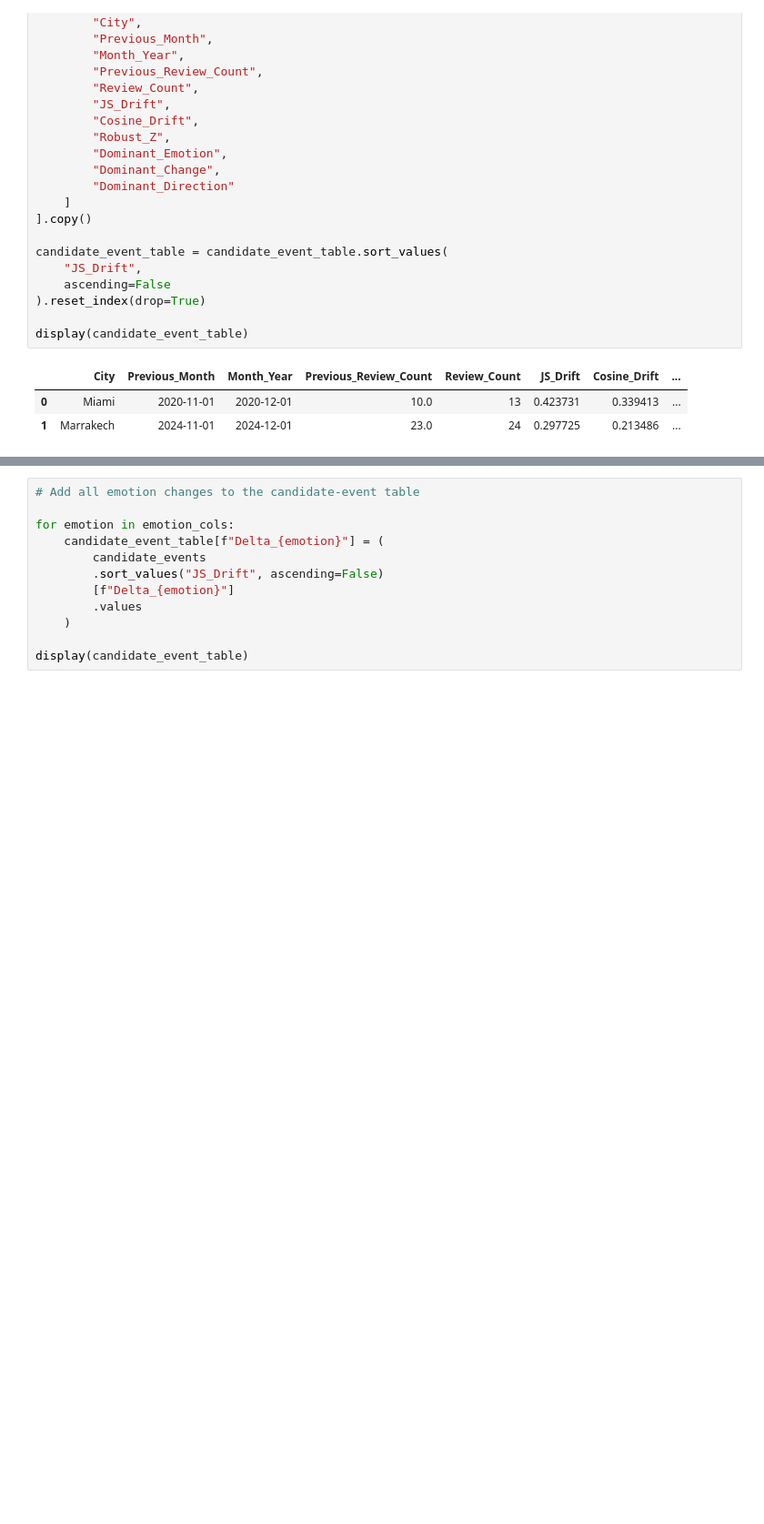
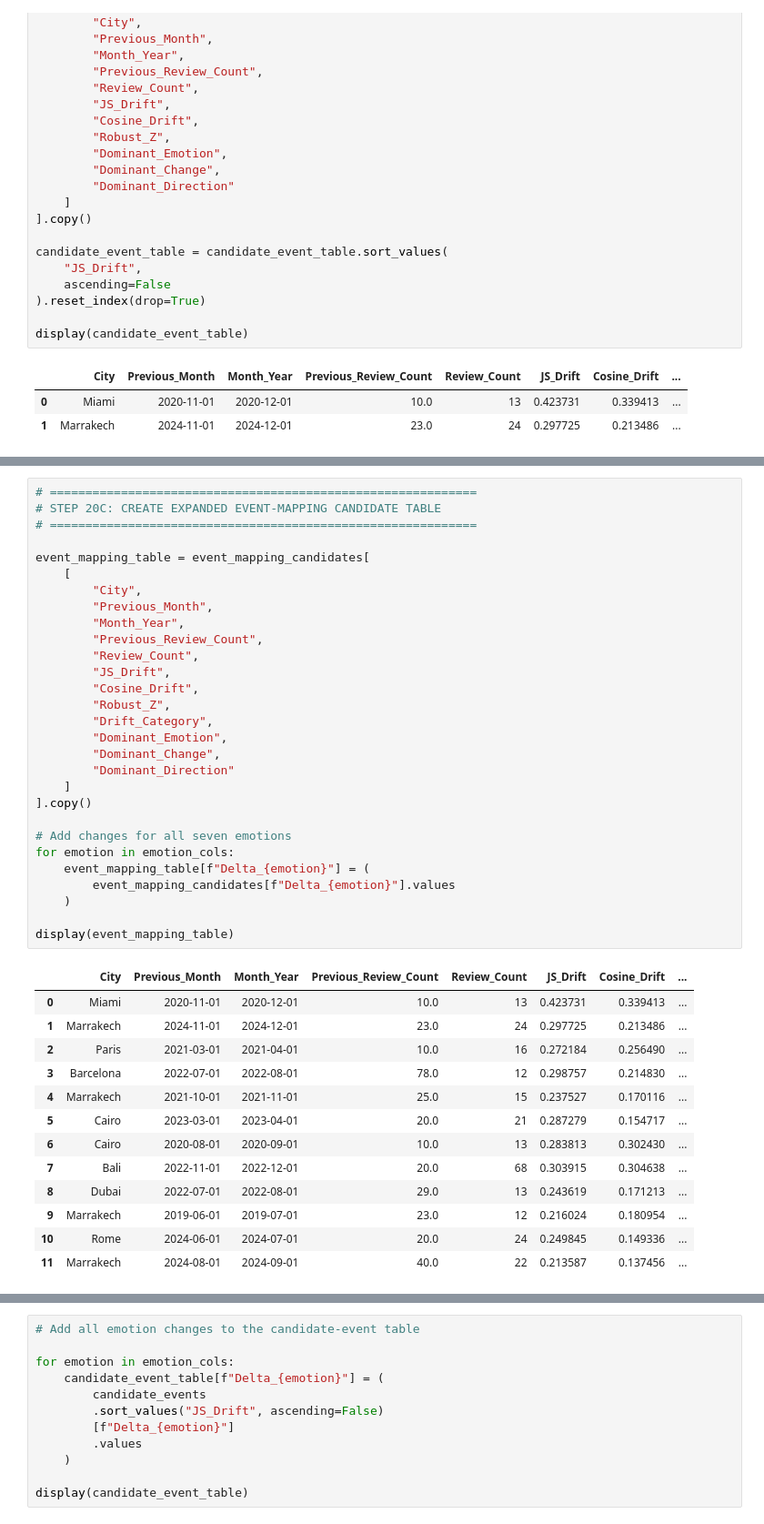
Before and after one commit to Suva200/sentiment-drift-analysis-tourism-reviews, a Jupyter notebook: EmotionalDriftAnalysis.ipynb, the cells around one changed output, grey strips where cells are left out. Shown at 91% size. Drawn from its saved outputs; the diff is of its cells as text; blank space fills up the shorter version.

Commit message:
Added event mapping for drift episodes

```diff
--- a/EmotionalDriftAnalysis.ipynb
+++ b/EmotionalDriftAnalysis.ipynb
@@ -2007,0 +2083,43 @@ display(candidate_event_table)
+# %%
+# ============================================================
+# STEP 20C: CREATE EXPANDED EVENT-MAPPING CANDIDATE TABLE
+# ============================================================
+
+event_mapping_table = event_mapping_candidates[
+    [
+        "City",
+        "Previous_Month",
+        "Month_Year",
+        "Previous_Review_Count",
+        "Review_Count",
+        "JS_Drift",
+        "Cosine_Drift",
+        "Robust_Z",
+        "Drift_Category",
+        "Dominant_Emotion",
+        "Dominant_Change",
+        "Dominant_Direction"
+    ]
+].copy()
+
+# Add changes for all seven emotions
+for emotion in emotion_cols:
+    event_mapping_table[f"Delta_{emotion}"] = (
+        event_mapping_candidates[f"Delta_{emotion}"].values
+    )
+
+display(event_mapping_table)
+# %% [output]
+|  | City | Previous_Month | Month_Year | Previous_Review_Count | Review_Count | JS_Drift | Cosine_Drift | ... |
+| 0 | Miami | 2020-11-01 | 2020-12-01 | 10.0 | 13 | 0.423731 | 0.339413 | ... |
+| 1 | Marrakech | 2024-11-01 | 2024-12-01 | 23.0 | 24 | 0.297725 | 0.213486 | ... |
+| 2 | Paris | 2021-03-01 | 2021-04-01 | 10.0 | 16 | 0.272184 | 0.256490 | ... |
+| 3 | Barcelona | 2022-07-01 | 2022-08-01 | 78.0 | 12 | 0.298757 | 0.214830 | ... |
+| 4 | Marrakech | 2021-10-01 | 2021-11-01 | 25.0 | 15 | 0.237527 | 0.170116 | ... |
+| 5 | Cairo | 2023-03-01 | 2023-04-01 | 20.0 | 21 | 0.287279 | 0.154717 | ... |
+| 6 | Cairo | 2020-08-01 | 2020-09-01 | 10.0 | 13 | 0.283813 | 0.302430 | ... |
+| 7 | Bali | 2022-11-01 | 2022-12-01 | 20.0 | 68 | 0.303915 | 0.304638 | ... |
+| 8 | Dubai | 2022-07-01 | 2022-08-01 | 29.0 | 13 | 0.243619 | 0.171213 | ... |
+| 9 | Marrakech | 2019-06-01 | 2019-07-01 | 23.0 | 12 | 0.216024 | 0.180954 | ... |
+| 10 | Rome | 2024-06-01 | 2024-07-01 | 20.0 | 24 | 0.249845 | 0.149336 | ... |
+| 11 | Marrakech | 2024-08-01 | 2024-09-01 | 40.0 | 22 | 0.213587 | 0.137456 | ... |
```
Also changed, not shown: parts of 6 cells of this notebook, 6 other files.
